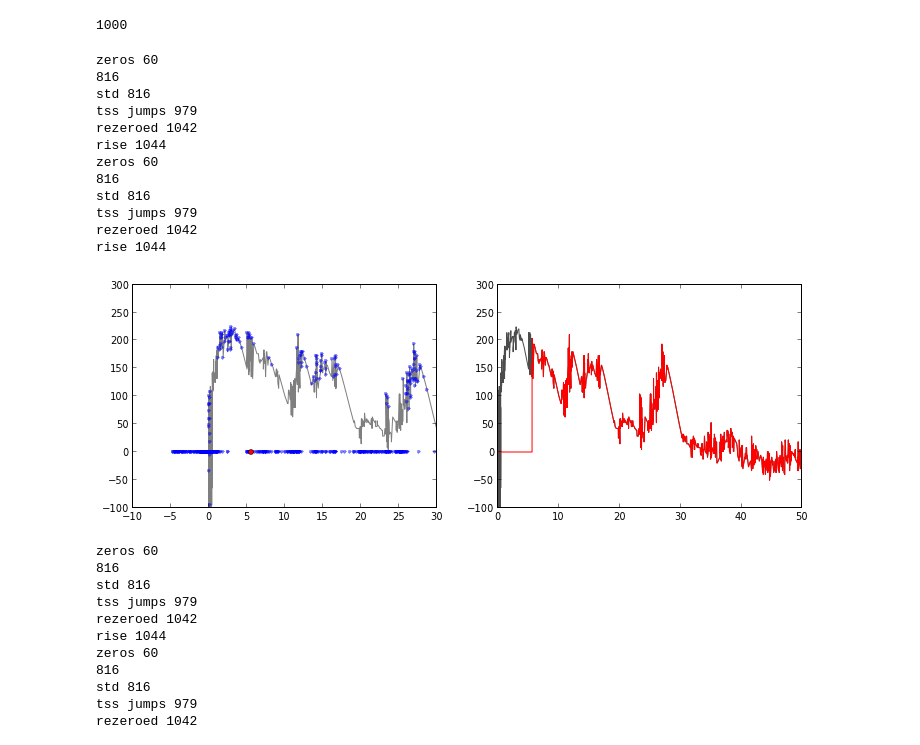
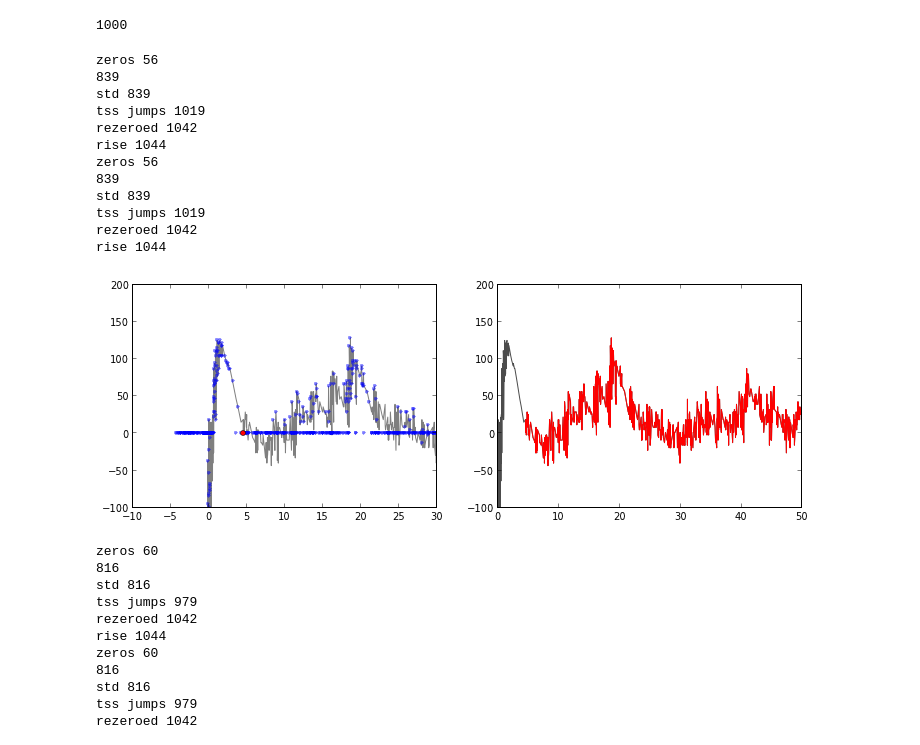
Before and after one commit to hilaryjoyce/smfs-data-analysis, a Jupyter notebook: Adhesion peak.ipynb, the cells around one changed output. Cells and saved outputs as stored; diff of their text form; code cells hidden in the pictures.

```diff
--- a/Adhesion peak.ipynb
+++ b/Adhesion peak.ipynb
@@ -79,54 +79,54 @@ def find_last_point(tss, force, d=0.1):
     while f[i+1]-f[i] < 0:
         i = i +1
     print 'rise', i
-    return f, i
+    return t, f, i
 
 def remove_adhesion_peak(tss, force, d=0.1):
     # create zeroed force array before last_point
-    f, i = find_last_point(tss, force, d)
-    f_new = copy(f)
-    f_new[0:i] = zeros(i)
-    return f_new
+    t, f, i = find_last_point(tss, force, d)
+    f_new = copy(f[i:])
+    t_new = copy(t[i:])
+    return t_new, f_new
 # %%
 # Calculate
-id = 0
+id = 2
 force = tf_list[id][1]
 tss = tf_list[id][0]
 maxes, t, f = maxes_array(tss, force)
 max_orig, maxes, t, f = original_maxes(tss, force)
-f, i = find_last_point(tss, force)
-f_new = remove_adhesion_peak(tss, force)
+t, f, i = find_last_point(tss, force)
+t_new, f_new = remove_adhesion_peak(tss, force)
 # Plot
 figsize(12, 4)
 subplot(1,2,1)
 #plot(t, maxes, 'k-', alpha=0.5)
 plot(t, f, 'k-', alpha=0.5)
 plot(t, max_orig*f, 'b.', alpha=0.5)
 #plot(t, maxes-f, 'r.', alpha=0.5)
 plot(t[i], (max_orig*f)[i], 'ro', ms=5)
 y_max = max(f)
 xlim(-10,30)
 ylim(-100,ceil(y_max/100)*100)
 subplot(1,2,2)
 plot(t, f, 'k-', alpha=0.7)
-plot(t, f_new, 'r-')
+plot(t_new, f_new, 'r-')
 xlim(0,50)
 ylim(-100,ceil(y_max/100)*100);
 savefig("Figures/ala_flat_all_adpeak%d.png" % id)
 # %% [output]
-zeros 60
-816
-std 816
-tss jumps 979
+zeros 56
+839
+std 839
+tss jumps 1019
 rezeroed 1042
 rise 1044
-zeros 60
-816
-std 816
-tss jumps 979
+zeros 56
+839
+std 839
+tss jumps 1019
 rezeroed 1042
 rise 1044
-[figure, old version]
+[figure, new version]
 # %%
 for id in range(0,100):
     force = tf_list[id][1]
```
Also changed, not shown: parts of 10 cells of this notebook, 6 other files.
